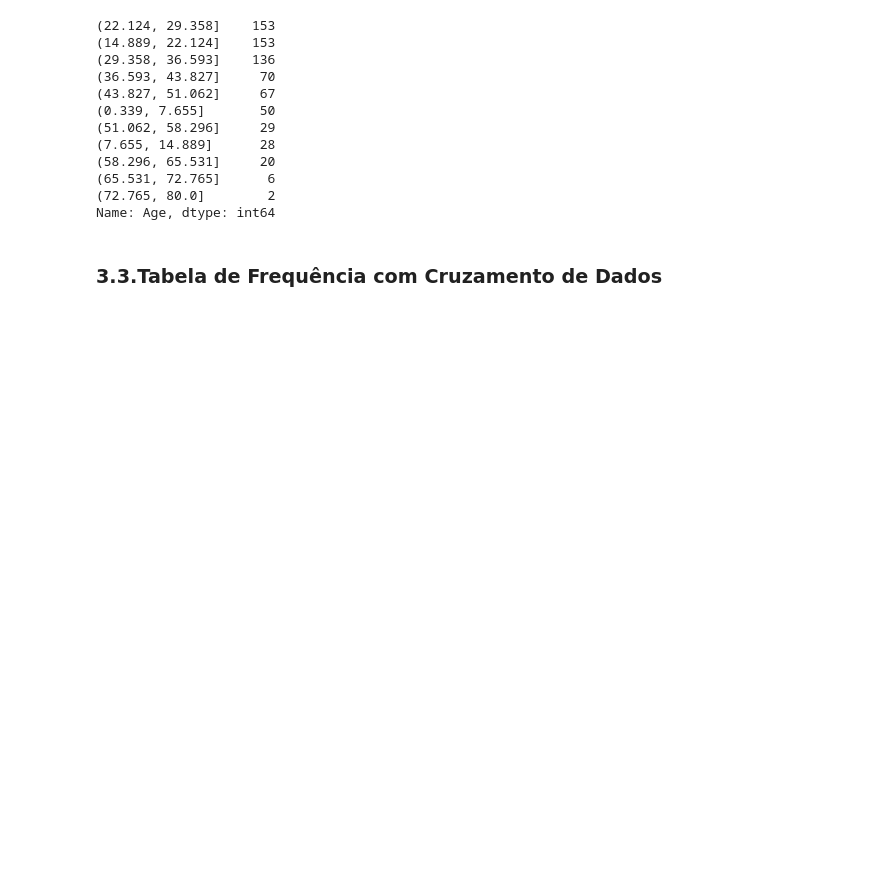
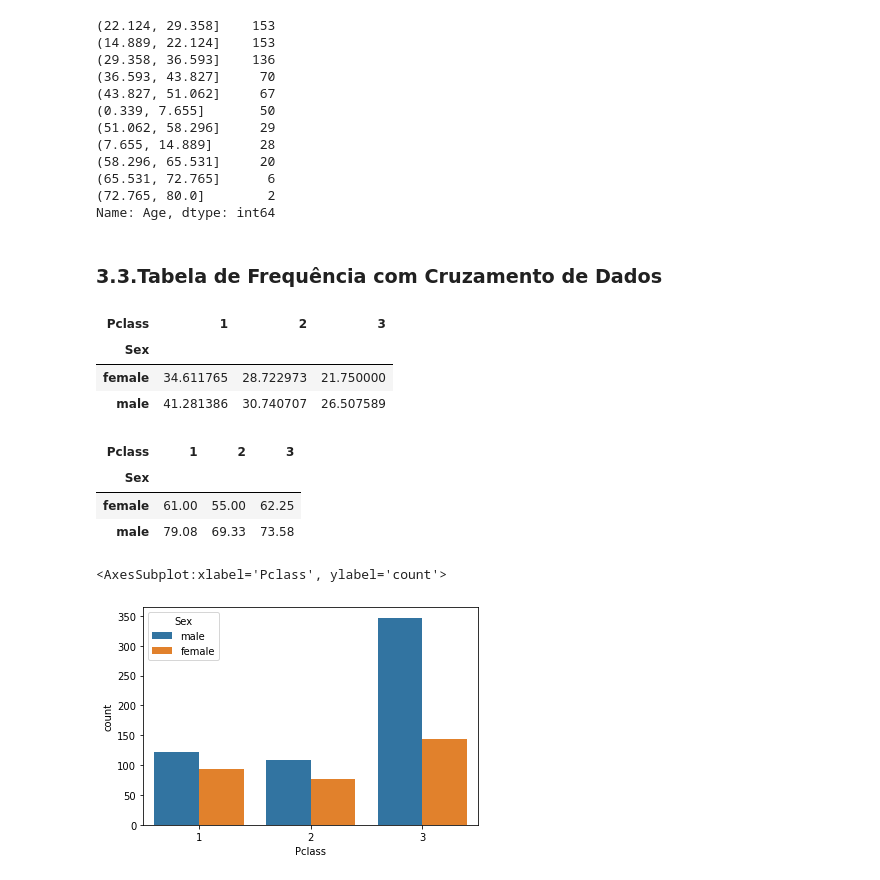
Before and after one commit to fabiobarreto-data-science/Data-Science---Let-s-Code, a Jupyter notebook: Aula 01_estatística.ipynb, the cells around one changed output. Drawn from its saved outputs; the diff is of its cells as text; code cells hidden in the pictures; blank space fills up the shorter version.

```diff
--- a/Aula 01_estatística.ipynb
+++ b/Aula 01_estatística.ipynb
@@ -985,3 +985,22 @@ pd.cut(dataset["Age"], bins=k, include_lowest=True).value_counts()
 Name: Age, dtype: int64
 # %% [markdown]
 ### 3.3.Tabela de Frequência com Cruzamento de Dados
+# %%
+pd.crosstab(dataset["Sex"], dataset["Pclass"], values=dataset["Age"], aggfunc="mean") # aggfunc = passa a função
+# %% [output]
+| Pclass | 1 | 2 | 3 |
+| Sex |  |  |  |
+| female | 34.611765 | 28.722973 | 21.750000 |
+| male | 41.281386 | 30.740707 | 26.507589 |
+# %%
+pd.crosstab(dataset["Sex"], dataset["Pclass"], values=dataset["Age"], aggfunc= lambda x: x.max() - x.min()) # aggfunc = passa a função
+# %% [output]
+| Pclass | 1 | 2 | 3 |
+| Sex |  |  |  |
+| female | 61.00 | 55.00 | 62.25 |
+| male | 79.08 | 69.33 | 73.58 |
+# %%
+sns.countplot(data=dataset, x="Pclass", hue="Sex")
+# %% [output]
+<AxesSubplot:xlabel='Pclass', ylabel='count'>
+[figure, added]
```
Also changed, not shown: parts of 7 cells of this notebook.
